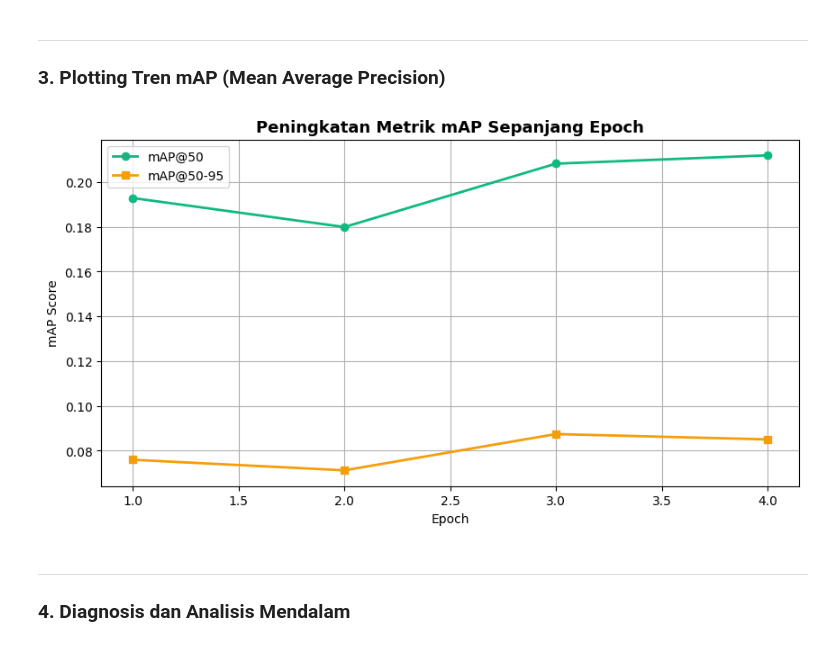
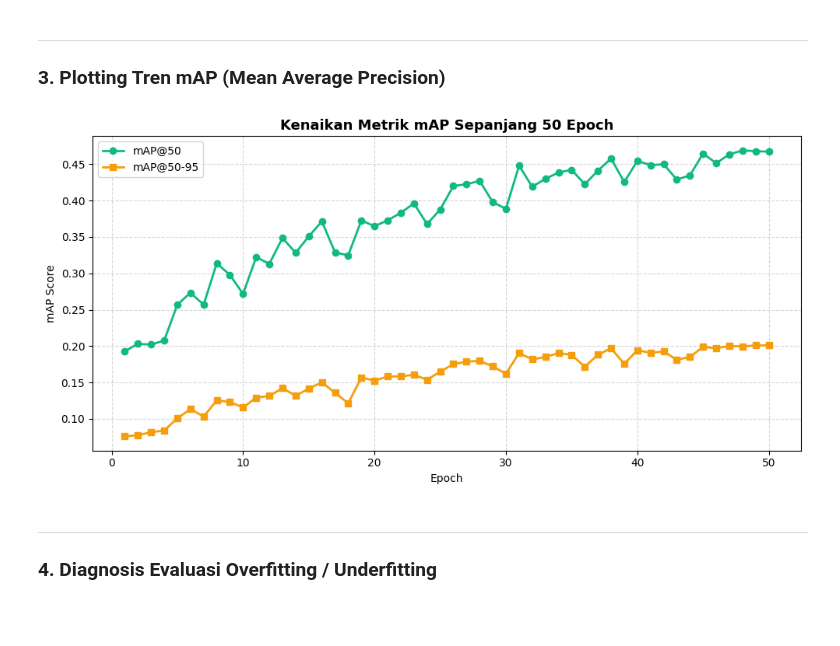
Before and after one commit to zakverse/RoadDamage_AI, a Jupyter notebook: notebooks/06_Overfitting_Underfitting.ipynb, the cells around one changed output. Saved outputs shown, nothing was run; the diff lists cells and outputs as text; code cells hidden in the pictures; blank space fills up the shorter version.

Commit message:
feat: 50-epoch YOLOv8n baseline model, notebook updates, and claymorphism frontend redesign

```diff
--- a/notebooks/06_Overfitting_Underfitting.ipynb
+++ b/notebooks/06_Overfitting_Underfitting.ipynb
@@ -16,10 +13,9 @@ Memahami perilaku pembelajaran model deteksi dengan menganalisis:
 import os
 import pandas as pd
 import matplotlib.pyplot as plt
-import seaborn as sns
 
-RUNS_DIR = os.path.abspath("../runs/detect/train")
+RUNS_DIR = os.path.abspath("../runs/detect/train_50epochs")
 CSV_PATH = os.path.join(RUNS_DIR, "results.csv")
 
-print(f"Reading training metrics from: {CSV_PATH}")
+print(f"Reading metrics from: {CSV_PATH}")
 # %% [output]
@@ -30,9 +26,6 @@ Reading training metrics from: z:\Projects\RoadDamage_AI\runs\detect\train\resul
 # %%
-if os.path.exists(CSV_PATH):
-    df_results = pd.read_csv(CSV_PATH)
-    df_results.columns = [c.strip() for c in df_results.columns]
-    print(f"Total Epochs Tercatat: {len(df_results)}")
-    print(df_results[['epoch', 'train/box_loss', 'val/box_loss', 'train/cls_loss', 'val/cls_loss', 'metrics/precision(B)', 'metrics/recall(B)', 'metrics/mAP50(B)', 'metrics/mAP50-95(B)']])
-else:
-    print("File results.csv belum tersedia.")
+df_results = pd.read_csv(CSV_PATH)
+df_results.columns = [c.strip() for c in df_results.columns]
+print(f"Total Epochs Tercatat: {len(df_results)}")
+print(df_results[['epoch', 'train/box_loss', 'val/box_loss', 'train/cls_loss', 'val/cls_loss', 'metrics/precision(B)', 'metrics/recall(B)', 'metrics/mAP50(B)', 'metrics/mAP50-95(B)']].tail(10))
 # %% [output]
@@ -94,19 +88,19 @@ if os.path.exists(CSV_PATH):
 ---
 ### 3. Plotting Tren mAP (Mean Average Precision)
 # %%
-if os.path.exists(CSV_PATH):
-    plt.figure(figsize=(10, 5))
-    plt.plot(df_results['epoch'], df_results['metrics/mAP50(B)'], label='mAP@50', marker='o', color='#10b981', linewidth=2)
-    plt.plot(df_results['epoch'], df_results['metrics/mAP50-95(B)'], label='mAP@50-95', marker='s', color='#f59e0b', linewidth=2)
-    plt.title('Peningkatan Metrik mAP Sepanjang Epoch', fontsize=13, fontweight='bold')
-    plt.xlabel('Epoch')
-    plt.ylabel('mAP Score')
-    plt.legend()
-    plt.grid(True)
-    plt.show()
+plt.figure(figsize=(10, 5))
+plt.plot(df_results['epoch'], df_results['metrics/mAP50(B)'], label='mAP@50', marker='o', color='#10b981', linewidth=2)
+plt.plot(df_results['epoch'], df_results['metrics/mAP50-95(B)'], label='mAP@50-95', marker='s', color='#f59e0b', linewidth=2)
+plt.title('Kenaikan Metrik mAP Sepanjang 50 Epoch', fontsize=13, fontweight='bold')
+plt.xlabel('Epoch')
+plt.ylabel('mAP Score')
+plt.legend()
+plt.grid(True, linestyle='--', alpha=0.5)
+plt.tight_layout()
+plt.show()
 # %% [output]
-[figure, old version]
+[figure, new version]
 # %% [markdown]
 ---
-### 4. Diagnosis dan Analisis Mendalam
+### 4. Diagnosis Evaluasi Overfitting / Underfitting
 # %%
```
Also changed, not shown: parts of 8 cells of this notebook, 29 other files.
